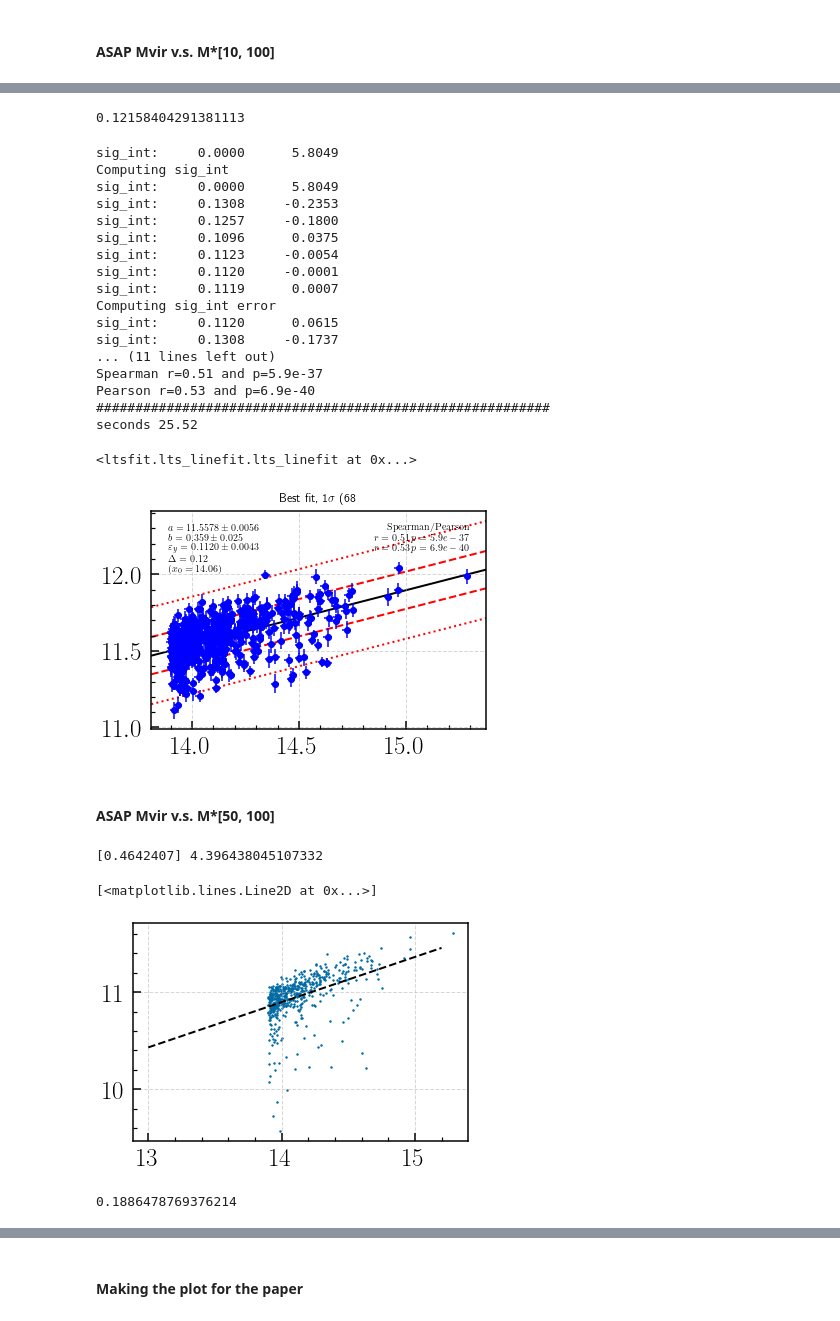
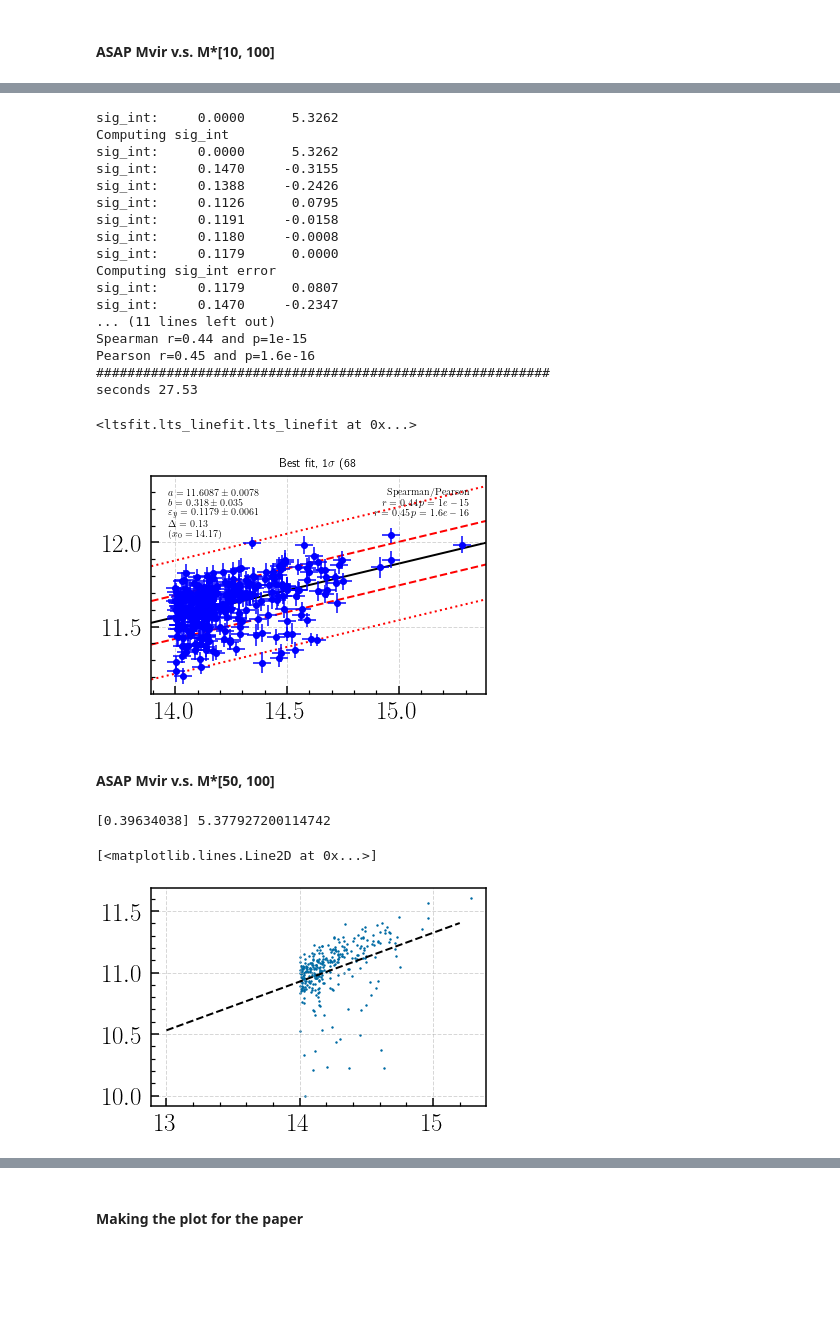
Before and after one commit to dr-guangtou/jianbing, a Jupyter notebook: notebooks/figure/fig12.ipynb, the cells around one changed output, grey strips where cells are left out. Drawn from its saved outputs; the diff is of its cells as text; code cells hidden in the pictures; blank space fills up the shorter version.

Commit message:
Update a few figures

```diff
--- a/notebooks/figure/fig12.ipynb
+++ b/notebooks/figure/fig12.ipynb
@@ -58,7 +59,7 @@ hsc_pre = Table.read(os.path.join(data_dir, 's16a_massive_logm_11.2.fits'))
 
 mask = (
     (hsc_pre['logm_10_100'] >= 9.5) & (hsc_pre['logm_max'] >= 11.2) &
-    (hsc_pre['logm_50_100'] >= 9.5) & (hsc_pre['bsm_s18a'])
+    (hsc_pre['logm_50_100'] >= 9.5) & (hsc_pre['bsm_s18a']) & (hsc_pre['cen_mask_3'])
 )
 
 data_use = hsc_pre[mask]
@@ -91,65 +144,51 @@ plt.plot(x_grid, reg.coef_ * x_grid + reg.intercept_, linewidth=2.0, linestyle='
-# %%
-x_mask = x_arr >= 13.9
-
-np.nanstd(y_arr[x_mask] - (reg.coef_ * x_arr[x_mask] + reg.intercept_))
-# %% [output]
-0.12158404291381113
 # %%
-lts_linefit.lts_linefit(
-    x_arr, y_arr, x_err, y_err, pivot=np.nanmedian(x_arr), clip=4.0
-)
+lts_linefit.lts_linefit(x_arr, y_arr, x_err, y_err, pivot=np.nanmedian(x_arr), clip=4.0)
 # %% [output]
-sig_int:     0.0000      5.8049
+sig_int:     0.0000      5.3262
 Computing sig_int
-sig_int:     0.0000      5.8049
-sig_int:     0.1308     -0.2353
-sig_int:     0.1257     -0.1800
-sig_int:     0.1096      0.0375
-sig_int:     0.1123     -0.0054
-sig_int:     0.1120     -0.0001
-sig_int:     0.1119      0.0007
+sig_int:     0.0000      5.3262
+sig_int:     0.1470     -0.3155
+sig_int:     0.1388     -0.2426
+sig_int:     0.1126      0.0795
+sig_int:     0.1191     -0.0158
+sig_int:     0.1180     -0.0008
+sig_int:     0.1179      0.0000
 Computing sig_int error
-sig_int:     0.1120      0.0615
-sig_int:     0.1308     -0.1737
+sig_int:     0.1179      0.0807
+sig_int:     0.1470     -0.2347
 ... (11 lines left out)
-Spearman r=0.51 and p=5.9e-37
-Pearson r=0.53 and p=6.9e-40
+Spearman r=0.44 and p=1e-15
+Pearson r=0.45 and p=1.6e-16
 ##########################################################
-seconds 25.52
+seconds 27.53
 <ltsfit.lts_linefit.lts_linefit at 0x...>
-[figure, old version]
+[figure, new version]
 # %% [markdown]
 #### ASAP Mvir v.s. M*[50, 100]
 # %%
 data_use[data_use['logm_cmod_err'] <= 0.02] = 0.02
 
-mask = data_use['logmh_vir_plane'] >= 13.9
+mask = data_use['logmh_vir_plane'] >= 14.0
 
-x_err = np.full(len(data_use[mask]), 0.02)
-y_err = np.hypot(data_use[mask]['logm_cmod_err'], 0.02)
+x_err = np.full(len(data_use[mask]), 0.04)
+y_err = np.hypot(data_use[mask]['logm_cmod_err'], 0.03)
 
 w = 1. / (y_err ** 2.)
 
 x_arr, y_arr = data_use[mask]['logmh_vir_plane'], data_use[mask]['logm_50_100']
 
 reg = LinearRegression().fit(
     x_arr[y_arr >= 10.2].reshape(-1, 1), y_arr[y_arr >= 10.2],
     sample_weight=w[y_arr >= 10.2])
 
 print(reg.coef_, reg.intercept_)
 
 plt.scatter(x_arr, y_arr, s=2)
 
 x_grid = np.linspace(13.0, 15.2, 100)
 plt.plot(x_grid, reg.coef_ * x_grid + reg.intercept_, linewidth=2.0, linestyle='--', c='k')
 # %% [output]
-[0.4642407] 4.396438045107332
+[0.39634038] 5.377927200114742
 [<matplotlib.lines.Line2D at 0x...>]
-[figure, old version]
+[figure, new version]
-# %%
-x_mask = x_arr >= 14.0
-
-np.nanstd(y_arr[x_mask] - (reg.coef_ * x_arr[x_mask] + reg.intercept_))
-# %% [output]
-0.1886478769376214
 # %%
```
Also changed, not shown: parts of 12 cells of this notebook, 3 other files.
